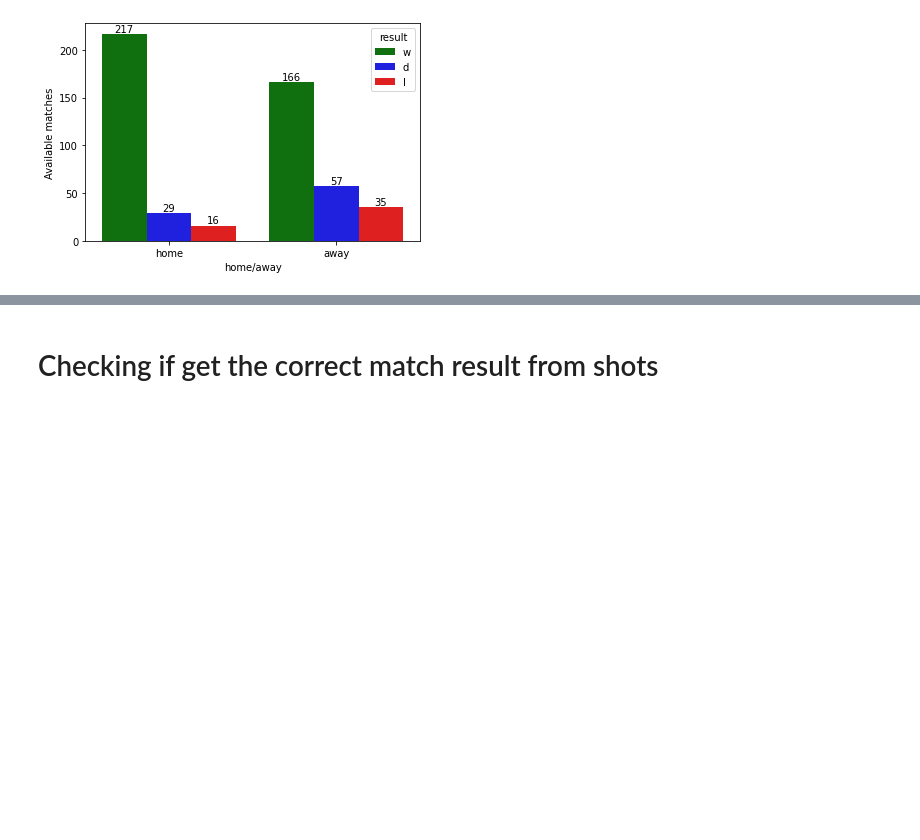
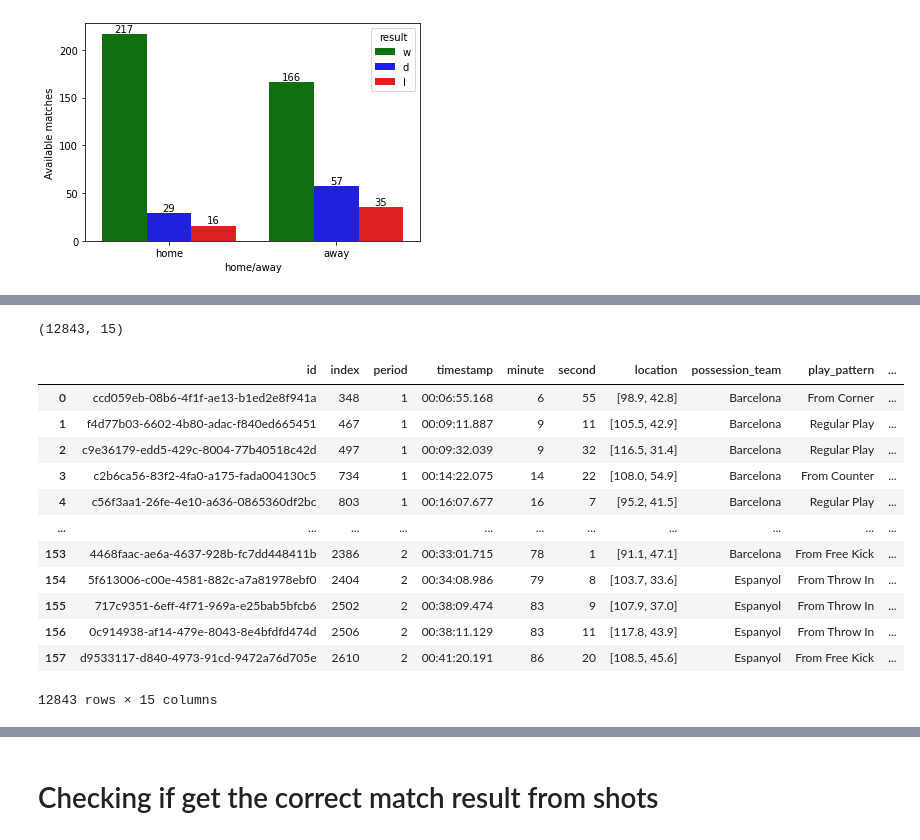
Before and after one commit to MichailPerdikopoulos/Barcelona-Shots---Football-Analytics, a Jupyter notebook: data_collection_messi.ipynb, the cells around one changed output, grey strips where cells are left out. Cells and saved outputs as stored; diff of their text form; code cells hidden in the pictures; blank space fills up the shorter version.

Commit message:
combined all shot event data

```diff
--- a/data_collection_messi.ipynb
+++ b/data_collection_messi.ipynb
@@ -183,0 +231,5 @@ for i in range(3):
+# %%
+shots_complete_df.shape
+# shots_complete_df.possession_team.value_counts()
+# %% [output]
+(12843, 15)
@@ -183,0 +238,16 @@ for i in range(3):
+# %%
+pd.read_parquet('all_shots_in_file.parquet.gzip')
+# %% [output]
+|  | id | index | period | timestamp | minute | second | location | possession_team | play_pattern | ... |
+| 0 | ccd059eb-08b6-4f1f-ae13-b1ed2e8f941a | 348 | 1 | 00:06:55.168 | 6 | 55 | [98.9, 42.8] | Barcelona | From Corner | ... |
+| 1 | f4d77b03-6602-4b80-adac-f840ed665451 | 467 | 1 | 00:09:11.887 | 9 | 11 | [105.5, 42.9] | Barcelona | Regular Play | ... |
+| 2 | c9e36179-edd5-429c-8004-77b40518c42d | 497 | 1 | 00:09:32.039 | 9 | 32 | [116.5, 31.4] | Barcelona | Regular Play | ... |
+| 3 | c2b6ca56-83f2-4fa0-a175-fada004130c5 | 734 | 1 | 00:14:22.075 | 14 | 22 | [108.0, 54.9] | Barcelona | From Counter | ... |
+| 4 | c56f3aa1-26fe-4e10-a636-0865360df2bc | 803 | 1 | 00:16:07.677 | 16 | 7 | [95.2, 41.5] | Barcelona | Regular Play | ... |
+| ... | ... | ... | ... | ... | ... | ... | ... | ... | ... | ... |
+| 153 | 4468faac-ae6a-4637-928b-fc7dd448411b | 2386 | 2 | 00:33:01.715 | 78 | 1 | [91.1, 47.1] | Barcelona | From Free Kick | ... |
+| 154 | 5f613006-c00e-4581-882c-a7a81978ebf0 | 2404 | 2 | 00:34:08.986 | 79 | 8 | [103.7, 33.6] | Espanyol | From Throw In | ... |
+| 155 | 717c9351-6eff-4f71-969a-e25bab5bfcb6 | 2502 | 2 | 00:38:09.474 | 83 | 9 | [107.9, 37.0] | Espanyol | From Throw In | ... |
+| 156 | 0c914938-af14-479e-8043-8e4bfdfd474d | 2506 | 2 | 00:38:11.129 | 83 | 11 | [117.8, 43.9] | Espanyol | From Throw In | ... |
+| 157 | d9533117-d840-4973-91cd-9472a76d705e | 2610 | 2 | 00:41:20.191 | 86 | 20 | [108.5, 45.6] | Espanyol | From Free Kick | ... |
+12843 rows × 15 columns
```
Also changed, not shown: parts of 7 cells of this notebook, 1 other file.
